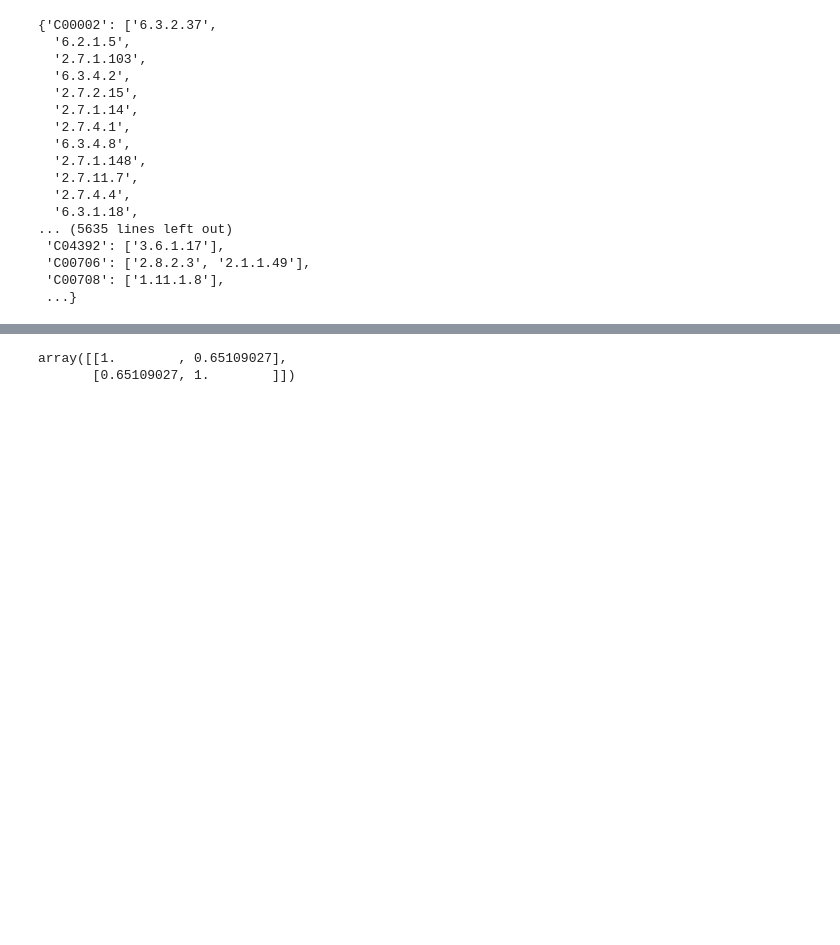
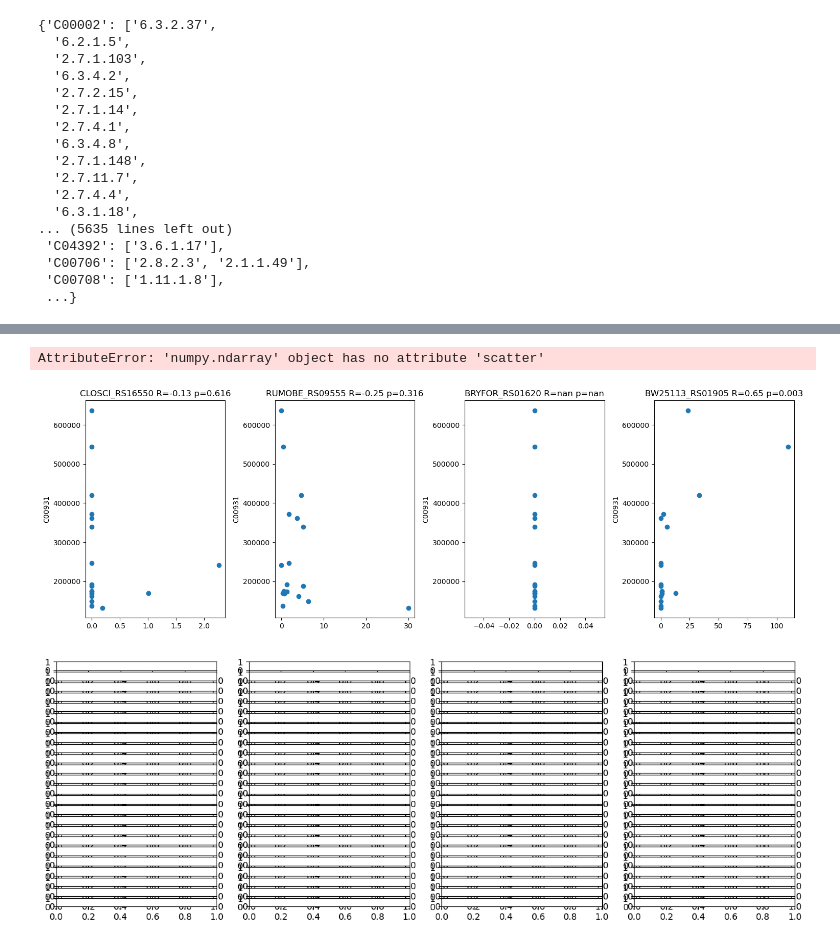
Before and after one commit to mszimmermann/diet_microbiota_host_git_model, a Jupyter notebook: Scripts/workflow_analyse_human_community_data.ipynb, the cells around one changed output, grey strips where cells are left out. Cells and saved outputs as stored; diff of their text form; code cells hidden in the pictures; blank space fills up the shorter version.

Commit message:
add parts of plotting of metabolite-enzyme relationships

```diff
--- a/Scripts/workflow_analyse_human_community_data.ipynb
+++ b/Scripts/workflow_analyse_human_community_data.ipynb
@@ -243,14 +245,20 @@ kegg_rxn_info
 # %%
 # make substrate and product dictionaries for each compound
 kegg_sub_ec = {}
-kegg_sub_prod = {}
+kegg_prod_ec = {}
 for i in range(kegg_rxn_info.shape[0]):
-
+    # substrates
     if kegg_rxn_info.KEGGsubstrate[i] in kegg_sub_ec:
         kegg_sub_ec[kegg_rxn_info.KEGGsubstrate[i]].extend([kegg_rxn_info.KEGGec[i]])
         kegg_sub_ec[kegg_rxn_info.KEGGsubstrate[i]] = list(set(kegg_sub_ec[kegg_rxn_info.KEGGsubstrate[i]]))
     else:
         kegg_sub_ec.update({kegg_rxn_info.KEGGsubstrate[i]: [kegg_rxn_info.KEGGec[i]]})
+    # products
+    if kegg_rxn_info.KEGGproduct[i] in kegg_prod_ec:
+        kegg_prod_ec[kegg_rxn_info.KEGGproduct[i]].extend([kegg_rxn_info.KEGGec[i]])
+        kegg_prod_ec[kegg_rxn_info.KEGGproduct[i]] = list(set(kegg_prod_ec[kegg_rxn_info.KEGGproduct[i]]))
+    else:
+        kegg_prod_ec.update({kegg_rxn_info.KEGGproduct[i]: [kegg_rxn_info.KEGGec[i]]})
 # %%
 kegg_sub_ec
 # %% [output]
@@ -276,5 +287,6 @@ kegg_sub_ec
 curdf = met_mean_df[time_idx]
 # %%
-cmpdid = curdf.CompoundID[0]
+met_idx = 1
+cmpdid = curdf.CompoundID[met_idx]
+# get kegg ids from the table
 cur_keggids = [x[4:] for x in cmpdid.split(';') if x.find('cpd:')==0]
-cur_ec_sub = kegg_rxn_info[kegg_rxn_info.KEGGsubstrate.any() in cur_keggids]
@@ -283,4 +292,0 @@ KeyError: False
-# %%
-time_idx = 1
-met_idx = 9 # 14 #9
-enzyme_idx = 'BW25113_RS01905'
@@ -298 +309,55 @@ Index(['BACSTE_RS04065', 'BACSTE_RS07110', 'BACSTE_RS10565', 'BACSTE_RS11790',
+# %%
+pdf = matplotlib.backends.backend_pdf.PdfPages(figure_folder + "met_ec_products.pdf")
+for met_idx in range(9,curdf.shape[0]):
+    cmpdid = curdf.CompoundID[met_idx]
+
+    y = np.asarray(curdf.loc[met_idx, met_mv_id_unique])
+    y = [y[i] for i in range(len(y)) if np.isnan(y[i])==False]
+    if len(y)>2:
+        # get kegg ids from the table
+        cur_keggids = [x[4:] for x in cmpdid.split(';') if x.find('cpd:')==0]
+
+        # get genes that make metabolite as product
+        cur_ec_prod = [ kegg_prod_ec[x] for x in cur_keggids if x in kegg_prod_ec]
+        # flatten the list of lists
+        cur_ec_prod = list(set([x for xs in cur_ec_prod for x in xs]))
+        # get gene IDs for the EC numbers
+        cur_ec_prod_genes = [enzyme_gene_dict[x] for x in cur_ec_prod if x in enzyme_gene_dict]
+        # flatten the list of lists
+        cur_ec_prod_genes = list(set([x for xs in cur_ec_prod_genes for x in xs]))
+        # intersect with quantified enzymes
+        cur_ec_prod_genes = list(set(cur_ec_prod_genes).intersection(shortbred_df.index))
+
+        #plot if there are enzumes
+        if len(cur_ec_prod_genes):
+
+            numcols = min(4,len(cur_ec_prod_genes))
+            numrows = math.ceil(len(cur_ec_prod_genes)/numcols)
+            fig, axes = plt.subplots(numrows, numcols, figsize=(15, 5))#, sharex=True, sharey=True)
+
+            # check if axes has a length
+            if hasattr(axes, "__len__") == False:
+                axes = [axes]
+            i = 0
+            for ax in axes:
+                # get curren enzyme
+                enzyme_idx = cur_ec_prod_genes[i]
+                x = np.asarray(shortbred_df.loc[enzyme_idx, met_mv_id_unique])
+                y = np.asarray(curdf.loc[met_idx, met_mv_id_unique])
+                x = [x[i] for i in range(len(y)) if np.isnan(y[i])==False]
+                y = [y[i] for i in range(len(y)) if np.isnan(y[i])==False]
+                [curpcc, pccpval ] = pearsonr(x,y)
+                # plot
+                ax.scatter(x, y)
+                ax.set_title(enzyme_idx + " R=" + f'{curpcc:.2f}' + " p=" + f'{pccpval:.3f}')
+                ax.set_ylabel(' '.join(cur_keggids))
+                i += 1
+            plt.tight_layout()
+            #plt.show()
+            pdf.savefig( fig )
+pdf.close()
+# %% [output]
+AttributeError: 'numpy.ndarray' object has no attribute 'scatter'
+[figure, added]
+[figure, added]
 # %%
@@ -305,5 +364,0 @@ y = [y[i] for i in range(len(y)) if np.isnan(y[i])==False]
-# %%
-np.corrcoef(x,y)
-# %% [output]
-array([[1.        , 0.65109027],
-       [0.65109027, 1.        ]])
```
Also changed, not shown: parts of 22 cells of this notebook.
